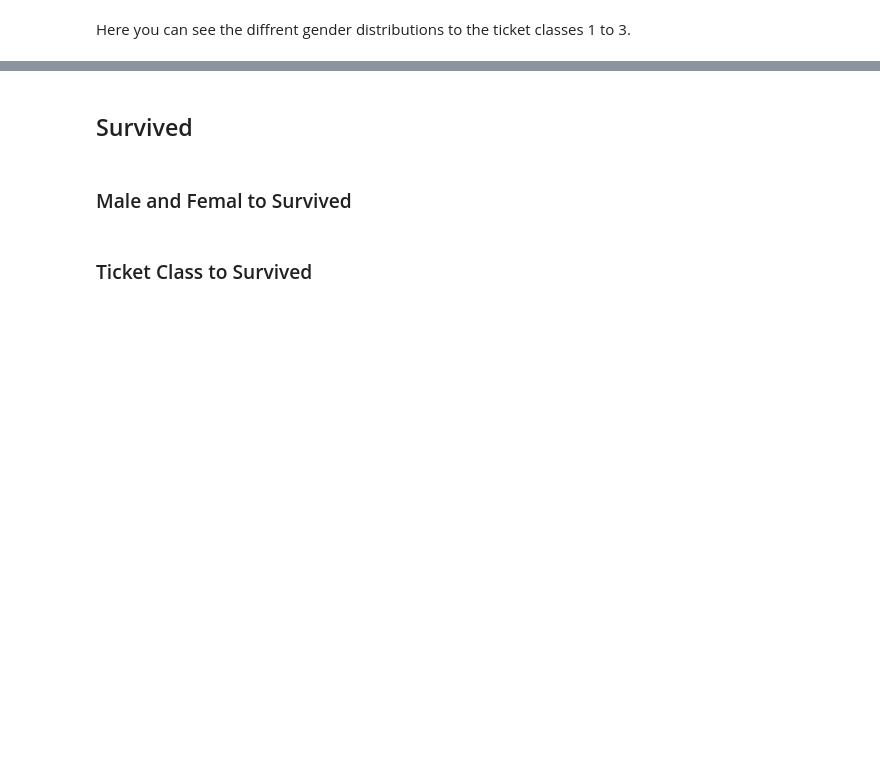
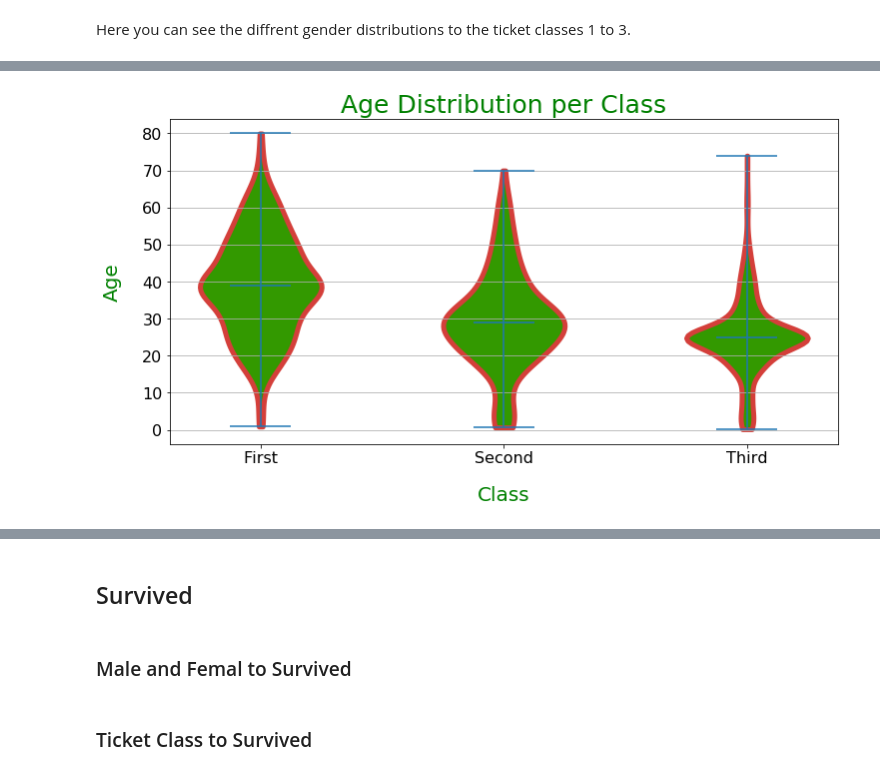
Before and after one commit to IIIskiplikIII/my-titanic-try, a Jupyter notebook: my-titanic-try.ipynb, the cells around one changed output, grey strips where cells are left out. Cells and saved outputs as stored; diff of their text form; code cells hidden in the pictures; blank space fills up the shorter version.

```diff
--- a/my-titanic-try.ipynb
+++ b/my-titanic-try.ipynb
@@ -278,0 +264,43 @@ df_all_survived
+# %%
+# Slicing Ages per ticket class
+[df_all[df_all.loc[:,'Pclass'] == 1]['Age'].values, df_all[df_all.loc[:,'Pclass'] == 2]['Age'].values, df_all[df_all.loc[:,'Pclass'] == 3]['Age'].values]
+
+# Font dictionary
+font = {'color':  'green',
+        'weight': 'normal',
+        'size': 18,
+}
+
+df_all_class_ages = [df_all[df_all.loc[:,'Pclass'] == 1]['Age'].values,
+                   df_all[df_all.loc[:,'Pclass'] == 2]['Age'].values,
+                   df_all[df_all.loc[:,'Pclass'] == 3]['Age'].values]
+
+fig, axes = plt.subplots(nrows=1, ncols=1, figsize=(12, 6) )
+
+# plot violin plot
+parts = axes.violinplot(df_all_class_ages
+                   ,showmeans=False,
+                    showmedians=True)
+axes.set_title('Age Distribution per Class', fontdict=font, fontsize=25)
+
+# Styling every violin pc in the graph
+for pc in parts['bodies']:
+    pc.set_facecolor('#339900')
+    pc.set_edgecolor('#D43F3A')
+    pc.set_linewidth(5)
+    pc.set_alpha(1)
+
+
+# adding horizontal grid lines
+axes.yaxis.grid(True)
+axes.set_xticks([y + 1 for y in range(len(df_all_class_ages))])
+axes.set_xlabel('Class',fontdict=font, labelpad=20, size=20)
+axes.set_ylabel('Age', fontdict=font,labelpad=20, size=20)
+
+# add x-tick labels
+plt.setp(axes, xticks=[y + 1 for y in range(len(df_all_class_ages))],
+         xticklabels=['First', 'Second','Third'])
+
+plt.show()
+# %% [output]
+[figure, added]
```
Also changed, not shown: parts of 24 cells of this notebook.
